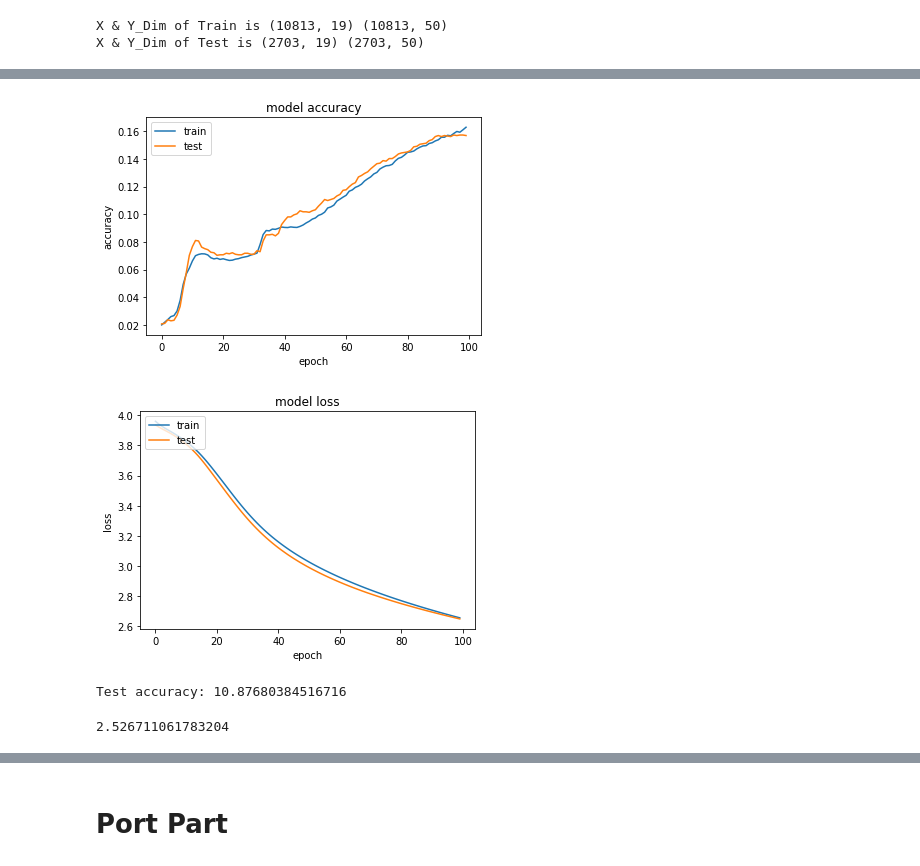
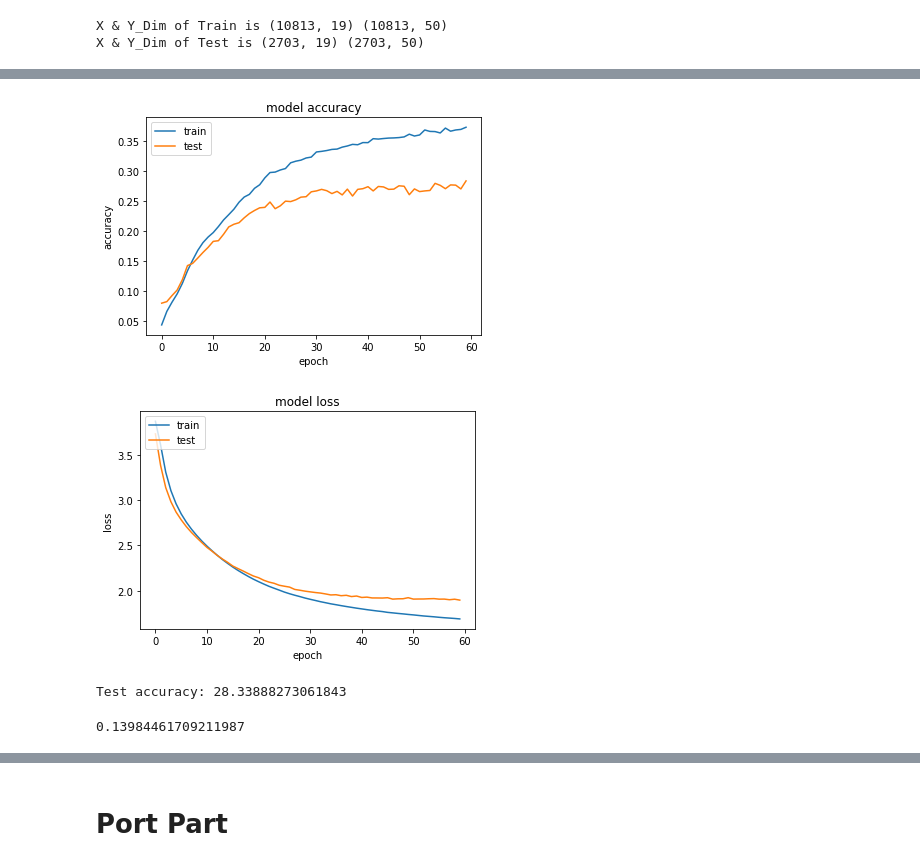
Before and after one commit to atropy/OptionPricing, a Jupyter notebook: [DL] [Approach 1 ->3] Combined Workflow for DL.ipynb, the cells around one changed output, grey strips where cells are left out. Saved outputs shown, nothing was run; the diff lists cells and outputs as text; code cells hidden in the pictures.

```diff
--- a/[DL] [Approach 1 ->3] Combined Workflow for DL.ipynb
+++ b/[DL] [Approach 1 ->3] Combined Workflow for DL.ipynb
@@ -24,7 +26,7 @@ import os
 # Path settings
 
 
-path_var = 1
+path_var = 2
 
 if (path_var == 1):
     filepath = '/home/docboy/Desktop/Option_Pricing/datasets/'
@@ -32,8 +34,8 @@ if (path_var == 1):
 
 
 else:
-    filepath = '/home/sharan/Desktop/Option_Pricing/datasets/'
-    mdoelpath = '/home/sharan/Desktop/Option_Pricing/pickles/'
+    filepath = '/home/sharan/Desktop/OptionPricing-master/datasets/'
+    modelpath = '/home/sharan/Desktop/OptionPricing-master/pickles/'
 
 
 
@@ -154,8 +153,7 @@ print ('X & Y_Dim of Test is', X_test.shape, Y_test.shape)
 X & Y_Dim of Train is (10813, 19) (10813, 50)
 X & Y_Dim of Test is (2703, 19) (2703, 50)
 # %%
-# opt=optimizers.Adam(lr=0.00012);
-opt=optimizers.Adam(lr=0.00001);
+opt=optimizers.Adam(lr=0.00012);
 model = keras.models.Sequential()
 model.add(keras.layers.Dense(units=128, activation='relu',input_dim=X_train.shape[1]))
 # model.add(keras.layers.Dropout(0.5))
@@ -170,9 +168,8 @@ model.compile(loss='categorical_crossentropy',
   metrics=['accuracy'],)
 history=model.fit(X_train, Y_train,
   batch_size=32,
-  epochs=100,
+  epochs=60,
   verbose=1,
-    workers = 4,
 #   class_weight=class_weights,
   validation_data=(X_test, Y_test),
   shuffle=True)
@@ -197,39 +194,39 @@ Epoch 100/100
 # %%
-plt.plot(history.history['accuracy'])
-plt.plot(history.history['val_accuracy'])
-plt.title('model accuracy')
-plt.ylabel('accuracy')
-plt.xlabel('epoch')
-plt.legend(['train', 'test'], loc='upper left')
-plt.show()
-plt.plot(history.history['loss'])
-plt.plot(history.history['val_loss'])
-plt.title('model loss')
-plt.ylabel('loss')
-plt.xlabel('epoch')
-plt.legend(['train', 'test'], loc='upper left')
-plt.show()
+if(path_var ==1):
+    plt.plot(history.history['accuracy'])
+    plt.plot(history.history['val_accuracy'])
+    plt.title('model accuracy')
+    plt.ylabel('accuracy')
+    plt.xlabel('epoch')
+    plt.legend(['train', 'test'], loc='upper left')
+    plt.show()
+    plt.plot(history.history['loss'])
+    plt.plot(history.history['val_loss'])
+    plt.title('model loss')
+    plt.ylabel('loss')
+    plt.xlabel('epoch')
+    plt.legend(['train', 'test'], loc='upper left')
+    plt.show()
 
+elif(path_var==2):
 
-############### SHARAN ###################
-
-# plt.plot(history.history['acc'])
-# plt.plot(history.history['val_acc'])
-# plt.title('model accuracy')
-# plt.ylabel('accuracy')
-# plt.xlabel('epoch')
-# plt.legend(['train', 'test'], loc='upper left')
-# plt.show()
-# plt.plot(history.history['loss'])
-# plt.plot(history.history['val_loss'])
-# plt.title('model loss')
-# plt.ylabel('loss')
-# plt.xlabel('epoch')
-# plt.legend(['train', 'test'], loc='upper left')
-# plt.show()
+    plt.plot(history.history['acc'])
+    plt.plot(history.history['val_acc'])
+    plt.title('model accuracy')
+    plt.ylabel('accuracy')
+    plt.xlabel('epoch')
+    plt.legend(['train', 'test'], loc='upper left')
+    plt.show()
+    plt.plot(history.history['loss'])
+    plt.plot(history.history['val_loss'])
+    plt.title('model loss')
+    plt.ylabel('loss')
+    plt.xlabel('epoch')
+    plt.legend(['train', 'test'], loc='upper left')
+    plt.show()
 # %% [output]
-[figure, old version]
+[figure, new version]
-[figure, old version]
+[figure, new version]
 # %%
 score = model.evaluate(X_test, Y_test, verbose=0)
 print('Test accuracy:', score[1]*100)
@@ -237,7 +234,7 @@ print('Test accuracy:', score[1]*100)
 Y_pred=model.predict(X_test)
 Y_pred=np.argmax(Y_pred,axis=1)
 # %% [output]
-Test accuracy: 10.87680384516716
+Test accuracy: 28.33888273061843
 # %%
 OGY_test=onehot.inverse_transform(Y_test)
 # OGY_test=sum(OGY_test, [])
@@ -265,7 +262,7 @@ for i in range(len(Y_pred)):
 
 print((dist_sum*bin_width)/len(Y_test))
 # %% [output]
-2.526711061783204
+0.13984461709211987
 # %%
 # Saving the model
 joblib.dump(model, modelpath + 'DL_NIFTY_0.02_Expt' + str(approach) + '.model')
```
Also changed, not shown: parts of 10 cells of this notebook, 1 other file.
